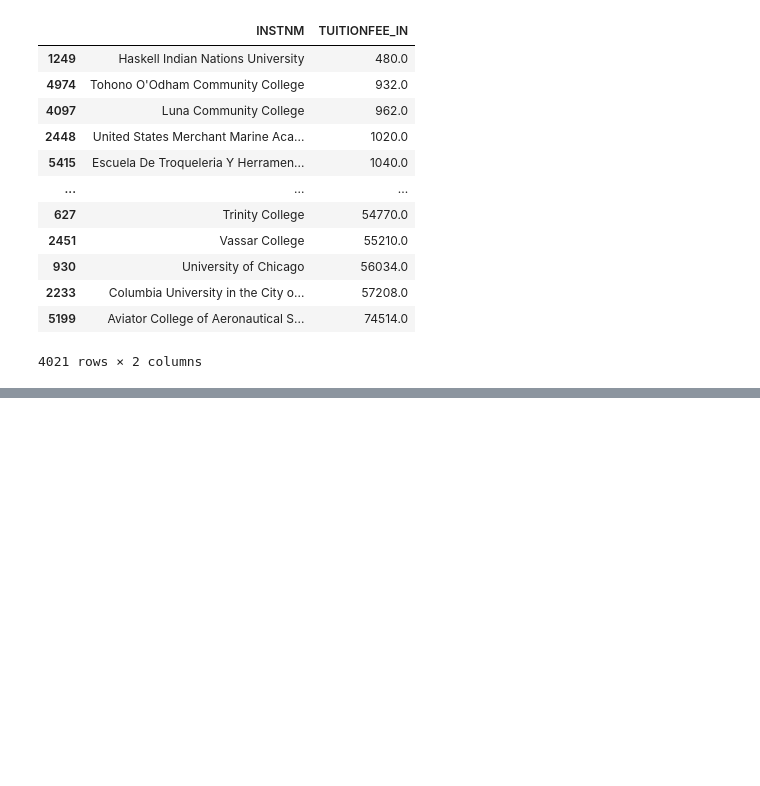
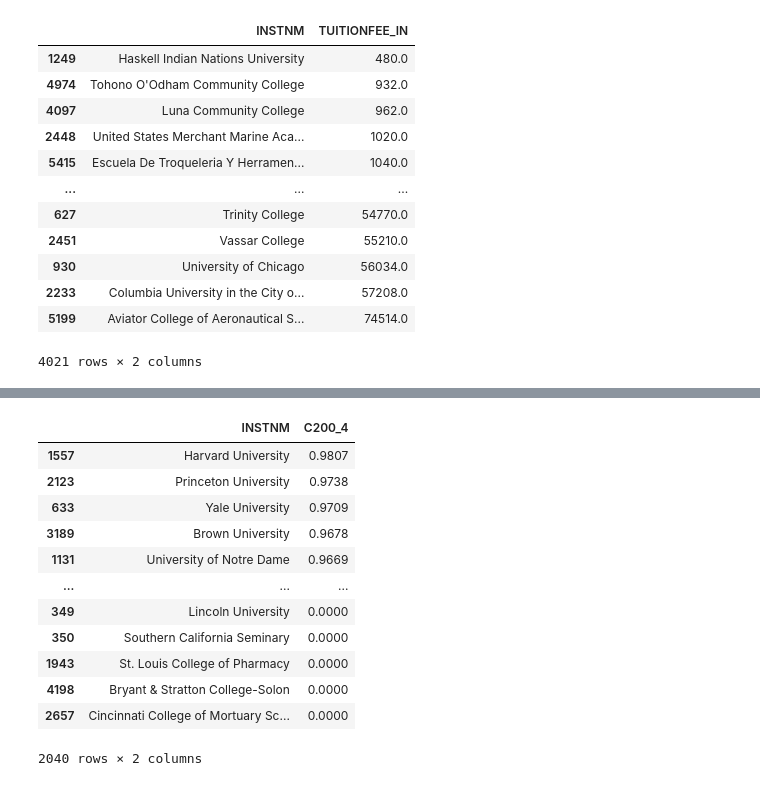
Before and after one commit to MikeDaBossss/College_scoreboard, a Jupyter notebook: College_scoreboard.ipynb, the cells around one changed output, grey strips where cells are left out. Saved outputs shown, nothing was run; the diff lists cells and outputs as text; code cells hidden in the pictures; blank space fills up the shorter version.

```diff
--- a/College_scoreboard.ipynb
+++ b/College_scoreboard.ipynb
@@ -250,0 +304,16 @@ college_data[college_data['TUITIONFEE_IN']>0][['INSTNM','TUITIONFEE_IN']].sort_v
+# %%
+college_data[college_data['C200_4']<1][['INSTNM','C200_4']].sort_values(ascending=False,by='C200_4')
+# %% [output]
+|  | INSTNM | C200_4 |
+| 1557 | Harvard University | 0.9807 |
+| 2123 | Princeton University | 0.9738 |
+| 633 | Yale University | 0.9709 |
+| 3189 | Brown University | 0.9678 |
+| 1131 | University of Notre Dame | 0.9669 |
+| ... | ... | ... |
+| 349 | Lincoln University | 0.0000 |
+| 350 | Southern California Seminary | 0.0000 |
+| 1943 | St. Louis College of Pharmacy | 0.0000 |
+| 4198 | Bryant & Stratton College-Solon | 0.0000 |
+| 2657 | Cincinnati College of Mortuary Sc... | 0.0000 |
+2040 rows × 2 columns
```
Also changed, not shown: parts of 10 cells of this notebook.
